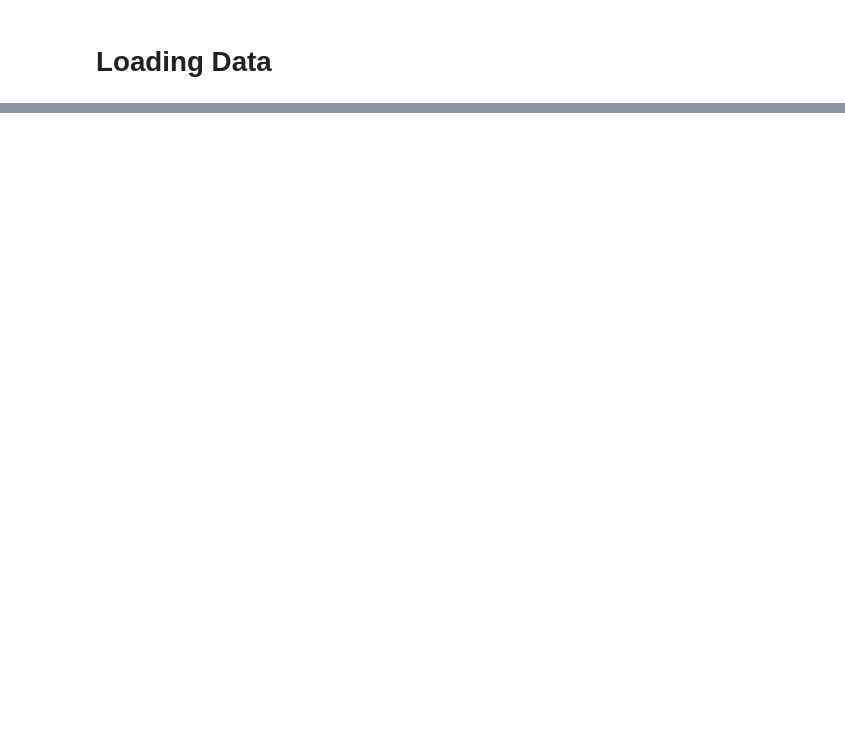
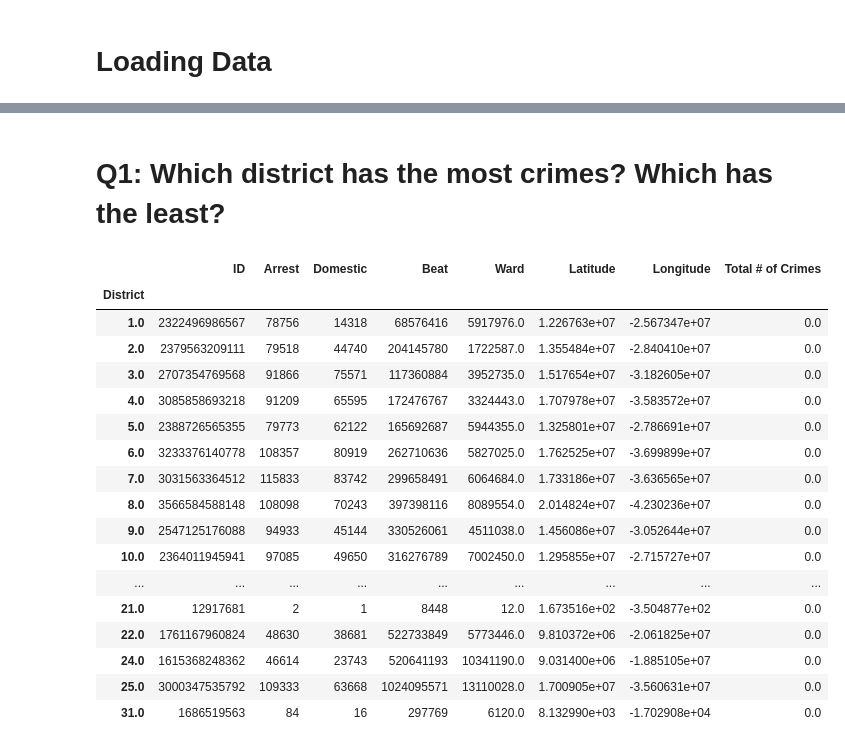
Before and after one commit to CaillahR/Chicago-Crime-Data, a Jupyter notebook: Part 1.ipynb, the cells around one changed output, grey strips where cells are left out. Saved outputs shown, nothing was run; the diff lists cells and outputs as text; code cells hidden in the pictures; blank space fills up the shorter version.

```diff
--- a/Part 1.ipynb
+++ b/Part 1.ipynb
@@ -23,0 +78,6 @@ pd.set_option('display.max_columns',50)
+# %%
+chicago_df['Datetime'] = pd.to_datetime(chicago_df['Date'], format="%m/%d/%Y %H:%M:%S %p")
+chicago_df = chicago_df.sort_values('Datetime')
+chicago_df = chicago_df.set_index('Datetime')
+chicago_df.info()
+chicago_df.head()
@@ -29,0 +191,4 @@ ValueError: No objects to concatenate
+# %%
+## Create an instance of the US country holidays.
+us_holidays = country_holidays('US')
+us_holidays
@@ -29,0 +210,4 @@ ValueError: No objects to concatenate
+# %%
+# For a specific subdivisions (e.g. state or province):
+co_holidays = country_holidays('US', subdiv='CO')
+co_holidays
@@ -29,0 +216,5 @@ ValueError: No objects to concatenate
+# %%
+## Saving both holiday types as columns
+chicago_df["US Holiday"] = [us_holidays.get(day) for day in chicago_df['Date']]
+chicago_df['CO Holiday'] = [co_holidays.get(day) for day in chicago_df['Date']]
+chicago_df.head()
@@ -29,0 +394,24 @@ ValueError: No objects to concatenate
+# %% [markdown]
+# Q1: Which district has the most crimes? Which has the least?
+# %%
+df_ts = chicago_df.groupby('District').sum()
+df_ts
+# %% [output]
+|  | ID | Arrest | Domestic | Beat | Ward | Latitude | Longitude | Total # of Crimes |
+| District |  |  |  |  |  |  |  |  |
+| 1.0 | 2322496986567 | 78756 | 14318 | 68576416 | 5917976.0 | 1.226763e+07 | -2.567347e+07 | 0.0 |
+| 2.0 | 2379563209111 | 79518 | 44740 | 204145780 | 1722587.0 | 1.355484e+07 | -2.840410e+07 | 0.0 |
+| 3.0 | 2707354769568 | 91866 | 75571 | 117360884 | 3952735.0 | 1.517654e+07 | -3.182605e+07 | 0.0 |
+| 4.0 | 3085858693218 | 91209 | 65595 | 172476767 | 3324443.0 | 1.707978e+07 | -3.583572e+07 | 0.0 |
+| 5.0 | 2388726565355 | 79773 | 62122 | 165692687 | 5944355.0 | 1.325801e+07 | -2.786691e+07 | 0.0 |
+| 6.0 | 3233376140778 | 108357 | 80919 | 262710636 | 5827025.0 | 1.762525e+07 | -3.699899e+07 | 0.0 |
+| 7.0 | 3031563364512 | 115833 | 83742 | 299658491 | 6064684.0 | 1.733186e+07 | -3.636565e+07 | 0.0 |
+| 8.0 | 3566584588148 | 108098 | 70243 | 397398116 | 8089554.0 | 2.014824e+07 | -4.230236e+07 | 0.0 |
+| 9.0 | 2547125176088 | 94933 | 45144 | 330526061 | 4511038.0 | 1.456086e+07 | -3.052644e+07 | 0.0 |
+| 10.0 | 2364011945941 | 97085 | 49650 | 316276789 | 7002450.0 | 1.295855e+07 | -2.715727e+07 | 0.0 |
+| ... | ... | ... | ... | ... | ... | ... | ... | ... |
+| 21.0 | 12917681 | 2 | 1 | 8448 | 12.0 | 1.673516e+02 | -3.504877e+02 | 0.0 |
+| 22.0 | 1761167960824 | 48630 | 38681 | 522733849 | 5773446.0 | 9.810372e+06 | -2.061825e+07 | 0.0 |
+| 24.0 | 1615368248362 | 46614 | 23743 | 520641193 | 10341190.0 | 9.031400e+06 | -1.885105e+07 | 0.0 |
+| 25.0 | 3000347535792 | 109333 | 63668 | 1024095571 | 13110028.0 | 1.700905e+07 | -3.560631e+07 | 0.0 |
+| 31.0 | 1686519563 | 84 | 16 | 297769 | 6120.0 | 8.132990e+03 | -1.702908e+04 | 0.0 |
```
Also changed, not shown: parts of 36 cells of this notebook, 1 other file.
